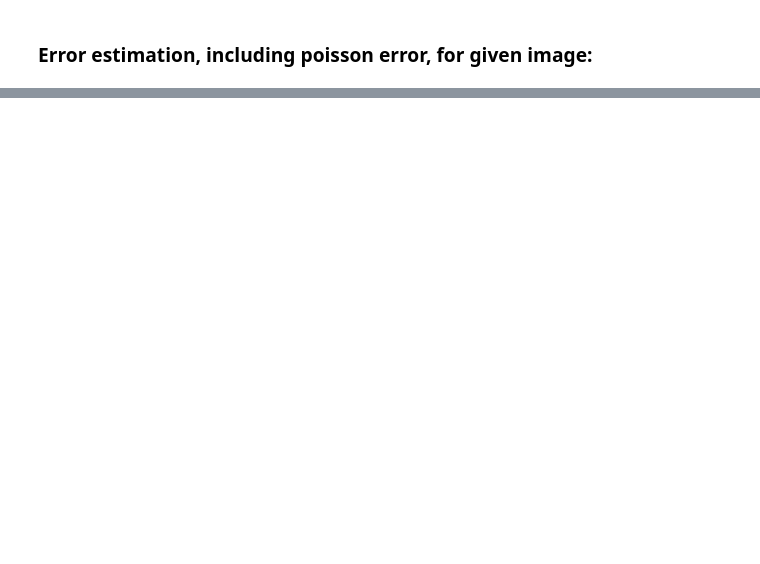
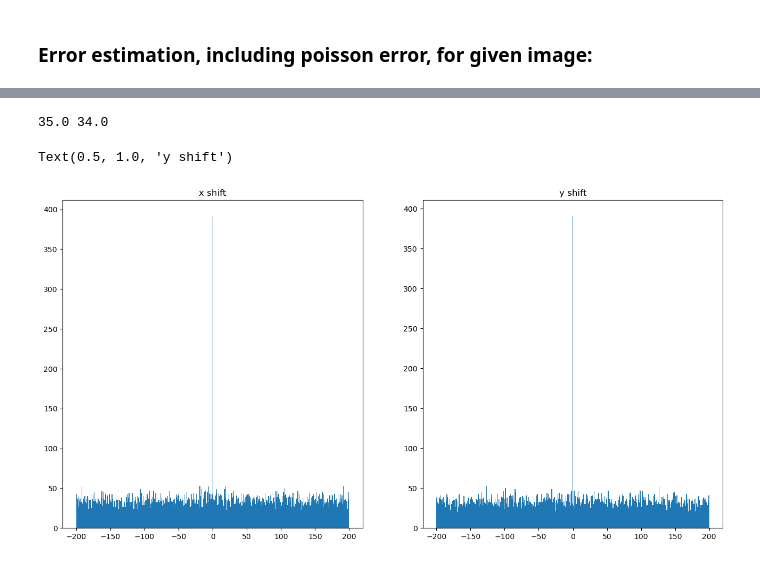
Before and after one commit to spencermfreeman/Astro_Fits_Pipeline, a Jupyter notebook: notebooks/photometry.ipynb, the cells around one changed output, grey strips where cells are left out. Drawn from its saved outputs; the diff is of its cells as text; code cells hidden in the pictures; blank space fills up the shorter version.

```diff
--- a/notebooks/photometry.ipynb
+++ b/notebooks/photometry.ipynb
@@ -137,0 +286,31 @@ Length = 659 rows
+# %%
+from astropy.table import Table
+
+cat1 = Table.read('/Users/spencerfreeman/Desktop/PersonalCS/CurrentPipeline/test_input/test_output/12-cat.fits')
+cat2 = Table.read('/Users/spencerfreeman/Desktop/PersonalCS/CurrentPipeline/test_input/test_output/41-cat.fits')
+x1=cat1['xcenter']
+y1=cat1['ycenter']
+x2=cat2['xcenter']
+y2=cat2['ycenter']
+
+ncat1=len(cat1)
+ncat2=len(cat2)
+XX=[]
+YY=[]
+for i in range(ncat2):
+ XX.extend((x1-x2[i]))
+ YY.extend((y1-y2[i]))
+XX=np.array(XX)
+YY=np.array(YY)
+xhist,xbins=np.histogram(XX,range=[-200,200],bins=401)
+yhist,ybins=np.histogram(YY,range=[-200,200],bins=401)
+print(np.median(xhist),np.median(yhist))
+f,axs=plt.subplots(1,2,figsize=(16,8))
+axs[0].hist(XX,range=[-200,200],bins=401)
+axs[0].set_title("x shift")
+axs[1].hist(YY,range=[-200,200],bins=401)
+axs[1].set_title("y shift")
+# %% [output]
+35.0 34.0
+Text(0.5, 1.0, 'y shift')
+[figure, added]
```
Also changed, not shown: parts of 9 cells of this notebook.
